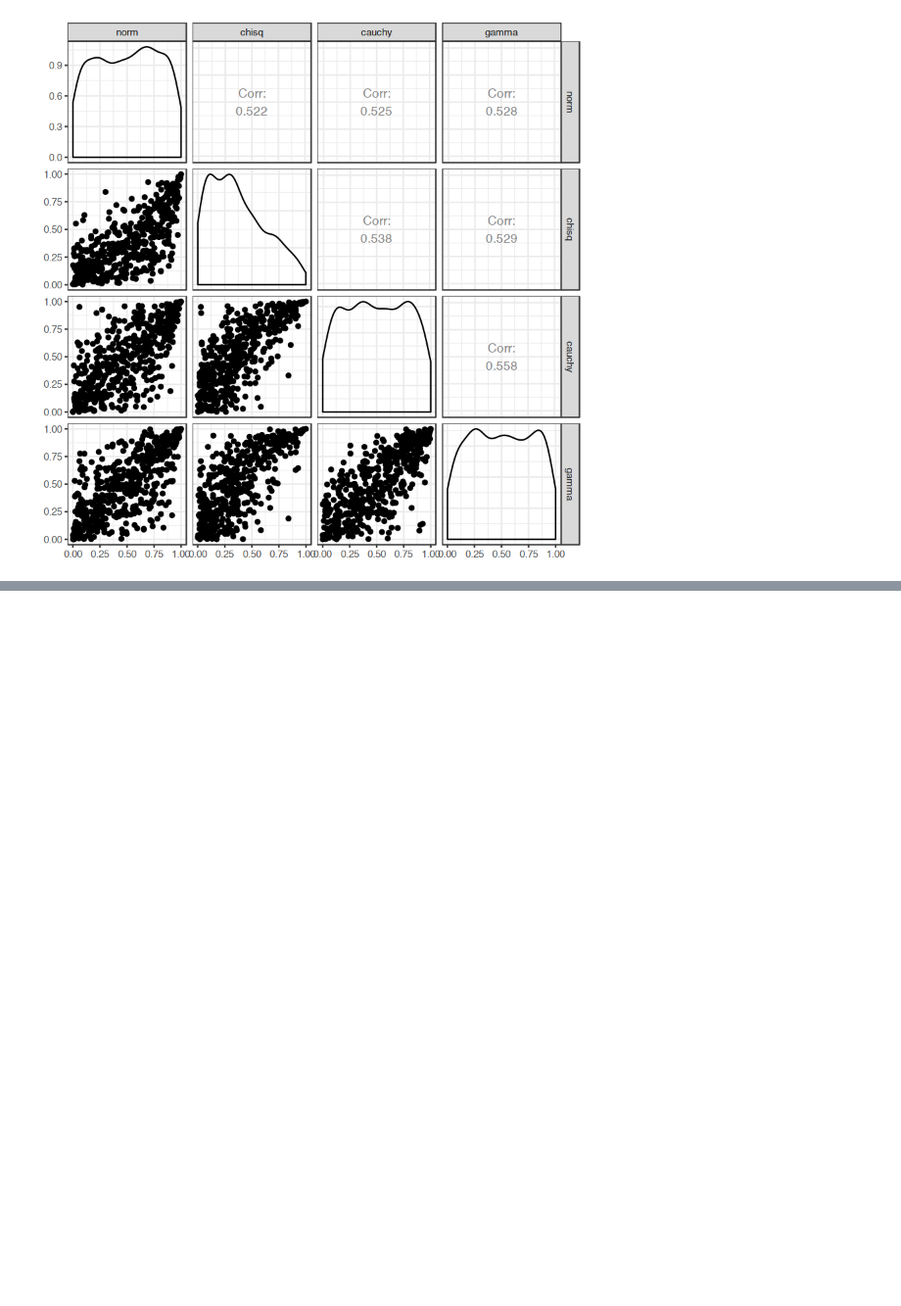
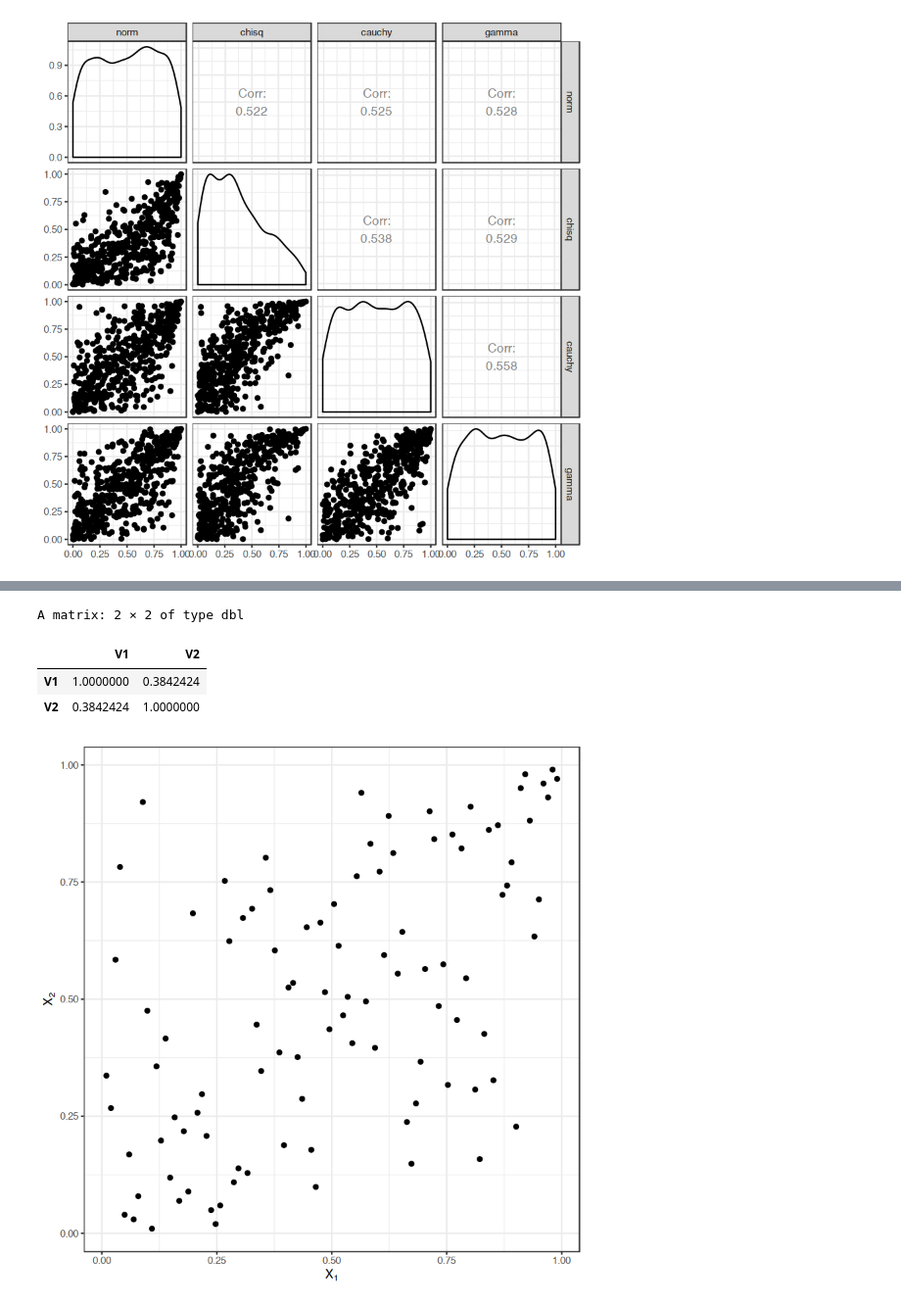
Before and after one commit to rplzzz/copula-explore, a Jupyter notebook: copula-notes-basic.ipynb, the cells around one changed output, grey strips where cells are left out. Shown at 98% size. Drawn from its saved outputs; the diff is of its cells as text; code cells hidden in the pictures; blank space fills up the shorter version.

```diff
--- a/copula-notes-basic.ipynb
+++ b/copula-notes-basic.ipynb
@@ -492,0 +494,11 @@ pairplot_mat(pts = moresamps)
+# %%
+evsamps <- evts(matrix(c(1,0.75, 0.75,1), nrow=2))
+evpobs <- apply(evsamps, 2, pobs)
+scatterplot_mat(evpobs)
+cor(evpobs, method='kendall')
+# %% [output]
+A matrix: 2 × 2 of type dbl
+|  | V1 | V2 |
+| V1 | 1.0000000 | 0.3842424 |
+| V2 | 0.3842424 | 1.0000000 |
+[figure, added]
```
Also changed, not shown: parts of 5 cells of this notebook, 1 other file.
